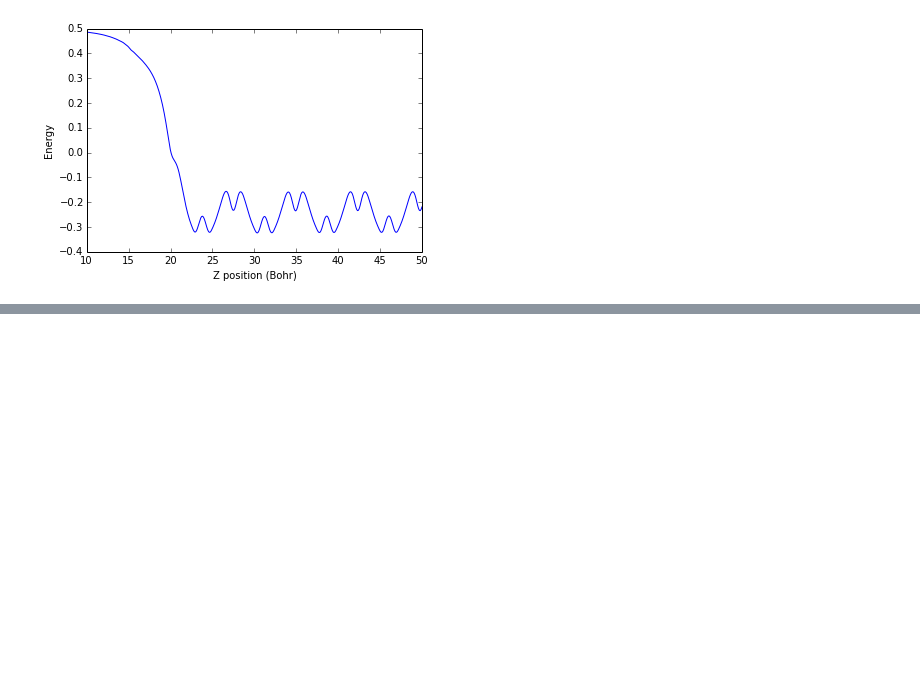
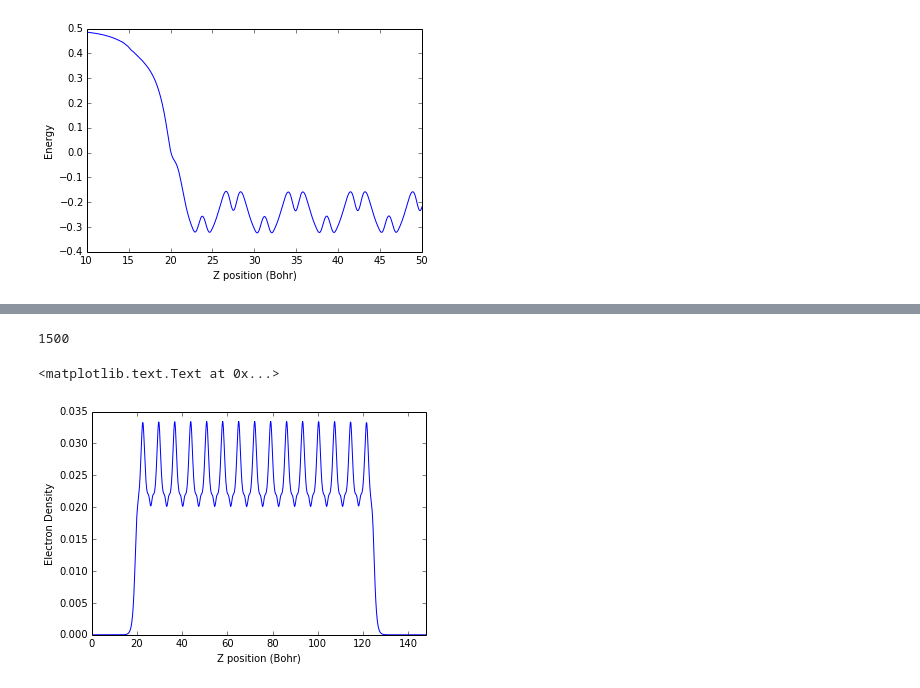
Before and after one commit to shiangfang/DFT_KIT, a Jupyter notebook: interface/DFT_IPython_interface/QES_potential_plot_ppx.ipynb, the cells around one changed output, grey strips where cells are left out. Drawn from its saved outputs; the diff is of its cells as text; code cells hidden in the pictures; blank space fills up the shorter version.

```diff
--- a/interface/DFT_IPython_interface/QES_potential_plot_ppx.ipynb
+++ b/interface/DFT_IPython_interface/QES_potential_plot_ppx.ipynb
@@ -78,0 +79,6 @@ plt.ylim([-.3,-.24])
+# %%
+os.chdir('/Users/shiangfang/Shiang DrobBox/Dropbox/Physics Research/Tim Kaxiras Group/DFT_KIT/temp/sb_slab_pot')
+
+dataden=np.loadtxt('sb.avg.den.out',skiprows=24)
+
+print(data)
@@ -78,0 +93,12 @@ plt.ylim([-.3,-.24])
+# %%
+plt.plot(dataden[:,0],dataden[:,1])
+print(dataden[:,0].size)
+plt.xlim([0,148])
+plt.xlabel('Z position (Bohr)')
+plt.ylabel('Electron Density')
+
+#plt.xlim([10,50])
+# %% [output]
+1500
+<matplotlib.text.Text at 0x...>
+[figure, added]
```
Also changed, not shown: parts of 7 cells of this notebook, 15 other files.
